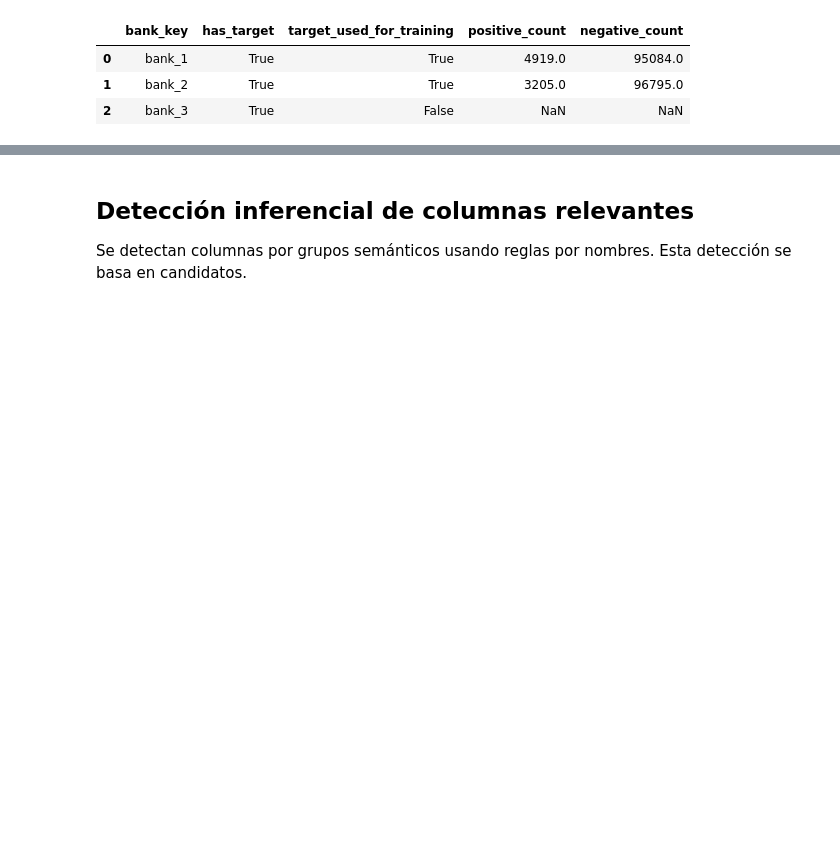
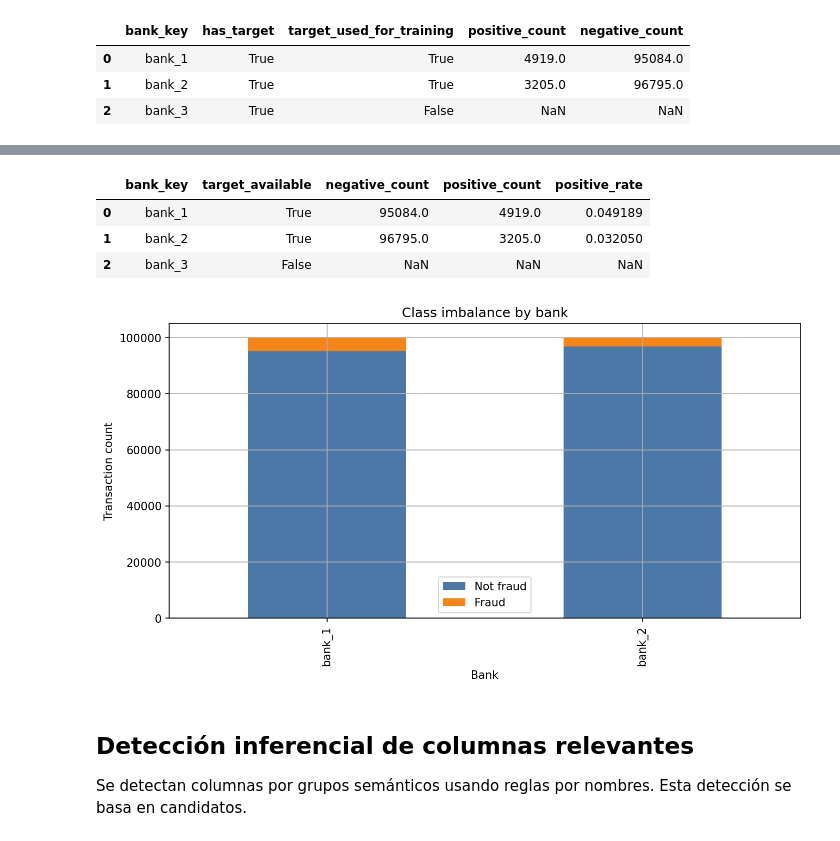
Before and after one commit to mar22266/Proyecto-DataSience-PlusTI, a Jupyter notebook: ObjetivoB.ipynb, the cells around one changed output, grey strips where cells are left out. Drawn from its saved outputs; the diff is of its cells as text; code cells hidden in the pictures; blank space fills up the shorter version.

Commit message:
Feat: hiperparametos y ajustes y coments y mas visualizaciones

```diff
--- a/ObjetivoB.ipynb
+++ b/ObjetivoB.ipynb
@@ -344,3 +374,37 @@ display(target_validation_summary)
+# %%
+try:
+    from IPython.display import Image
+except ImportError:
+    Image = None
+
+# Construye tabla de balance
+class_balance_table = pd.DataFrame([
+    {"bank_key": "bank_1", "target_available": True, "negative_count": int((1 - bank_1_target).sum()), "positive_count": int(bank_1_target.sum()), "positive_rate": float(bank_1_target.mean())},
+    {"bank_key": "bank_2", "target_available": True, "negative_count": int((1 - bank_2_target).sum()), "positive_count": int(bank_2_target.sum()), "positive_rate": float(bank_2_target.mean())},
+    {"bank_key": "bank_3", "target_available": False, "negative_count": None, "positive_count": None, "positive_rate": None},
+])
+class_balance_table.to_csv(data_checks_dir / "class_balance_by_bank.csv", index=False)
+display(class_balance_table)
+
+# Grafica desbalance de clases
+class_balance_plot_data = class_balance_table[class_balance_table["target_available"]].set_index("bank_key")[["negative_count", "positive_count"]]
+class_balance_plot_path = plots_dir / "class_balance_by_bank.png"
+ax = class_balance_plot_data.plot(kind="bar", stacked=True, color=["#4C78A8", "#F58518"])
+ax.set_title("Class imbalance by bank")
+ax.set_xlabel("Bank")
+ax.set_ylabel("Transaction count")
+ax.legend(["Not fraud", "Fraud"])
+plt.tight_layout()
+plt.savefig(class_balance_plot_path, dpi=150, bbox_inches="tight")
+plt.close()
+if Image is not None:
+    display(Image(filename=str(class_balance_plot_path)))
+# %% [output]
+|  | bank_key | target_available | negative_count | positive_count | positive_rate |
+| 0 | bank_1 | True | 95084.0 | 4919.0 | 0.049189 |
+| 1 | bank_2 | True | 96795.0 | 3205.0 | 0.032050 |
+| 2 | bank_3 | False | NaN | NaN | NaN |
+[figure, added]
 # %% [markdown]
 ## Detección inferencial de columnas relevantes
 
```
Also changed, not shown: parts of 25 cells of this notebook, 39 other files.
